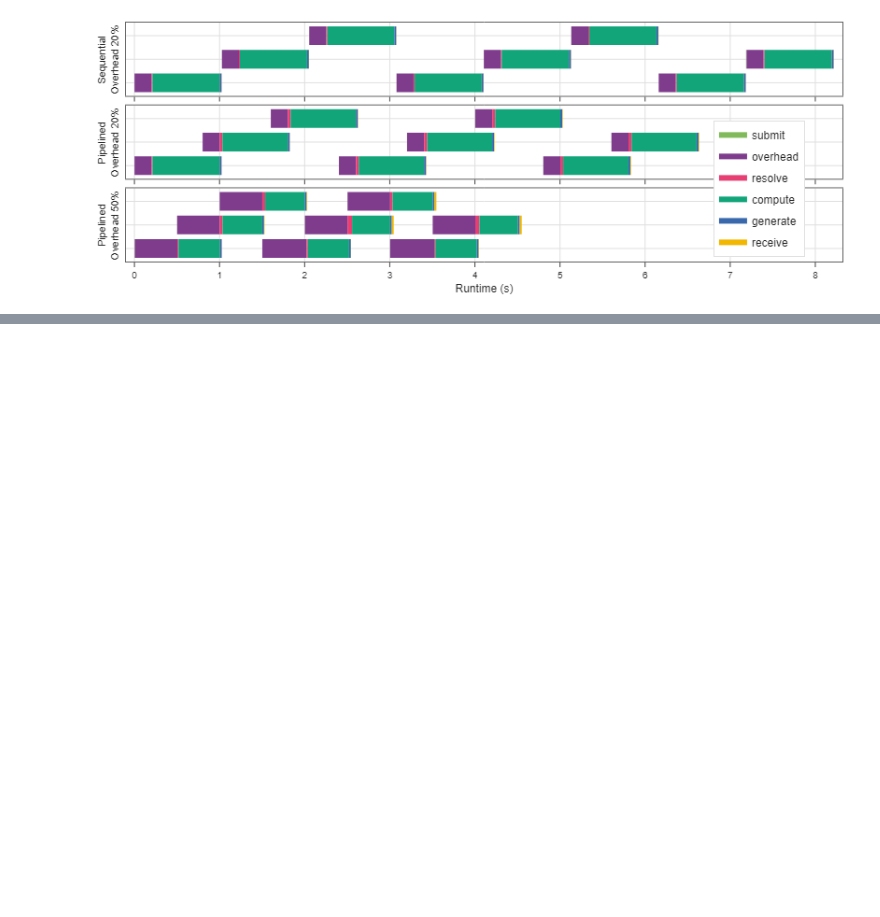
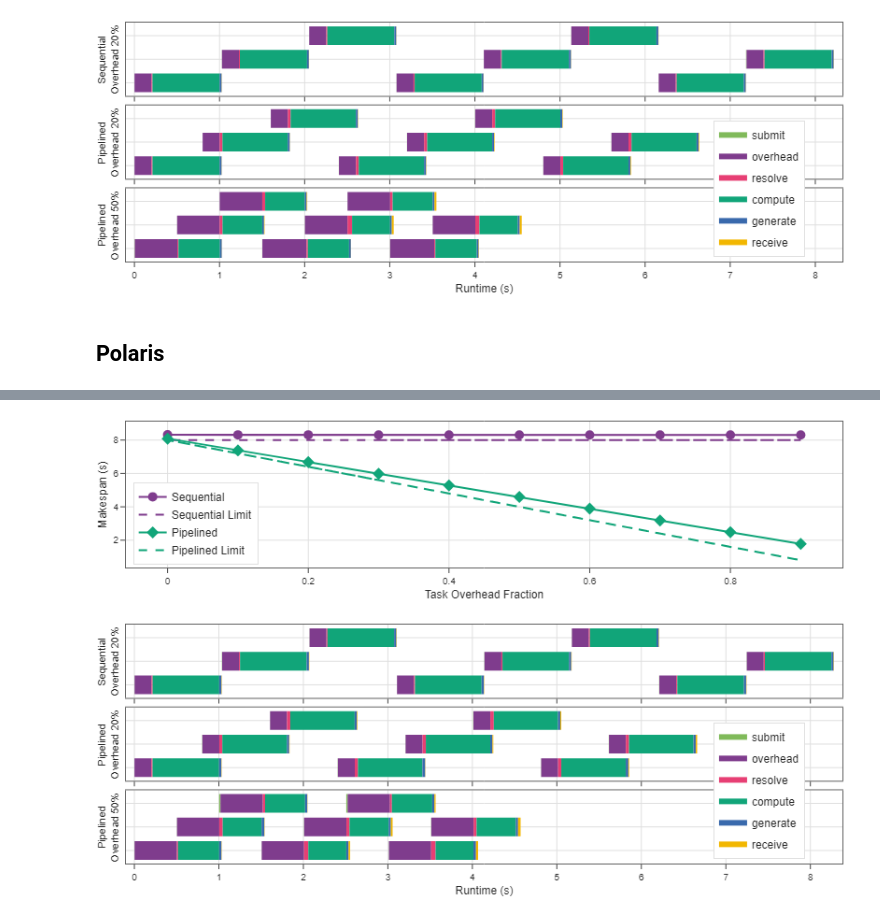
Before and after one commit to proxystore/tpds24-evaluation, a Jupyter notebook: notebooks/0-task-pipelining.ipynb, the cells around one changed output, grey strips where cells are left out. Drawn from its saved outputs; the diff is of its cells as text; code cells hidden in the pictures; blank space fills up the shorter version.

Commit message:
Add preliminary polaris figures

```diff
--- a/notebooks/0-task-pipelining.ipynb
+++ b/notebooks/0-task-pipelining.ipynb
@@ -242,3 +242,22 @@ timeline_fig.write_image(figure_dir / '0-task-pipelining-timeline.pdf')
 # %% [output]
 [figure]
 [figure]
+# %% [markdown]
+## Polaris
+# %%
+data = load_data(
+    '../data/polaris/0-task-pipelining/task-pipelining-2024-03-08-21-48-20',
+)
+
+trend_fig = create_trend_figure(data, dict(width=500, height=200))
+timeline_fig = create_timeline_figure(data, dict(width=500, height=300))
+
+trend_fig.show()
+timeline_fig.show()
+
+figure_dir = pathlib.Path('../figures/polaris/')
+figure_dir.mkdir(exist_ok=True)
+
+trend_fig.write_image(figure_dir / '0-task-pipelining-trend.pdf')
+timeline_fig.write_image(figure_dir / '0-task-pipelining-timeline.pdf')
+# %% [output]
@@ -244,0 +265,2 @@ timeline_fig.write_image(figure_dir / '0-task-pipelining-timeline.pdf')
+[figure, added]
+[figure, added]
```
Also changed, not shown: parts of 1 cell of this notebook, 6 other files.
